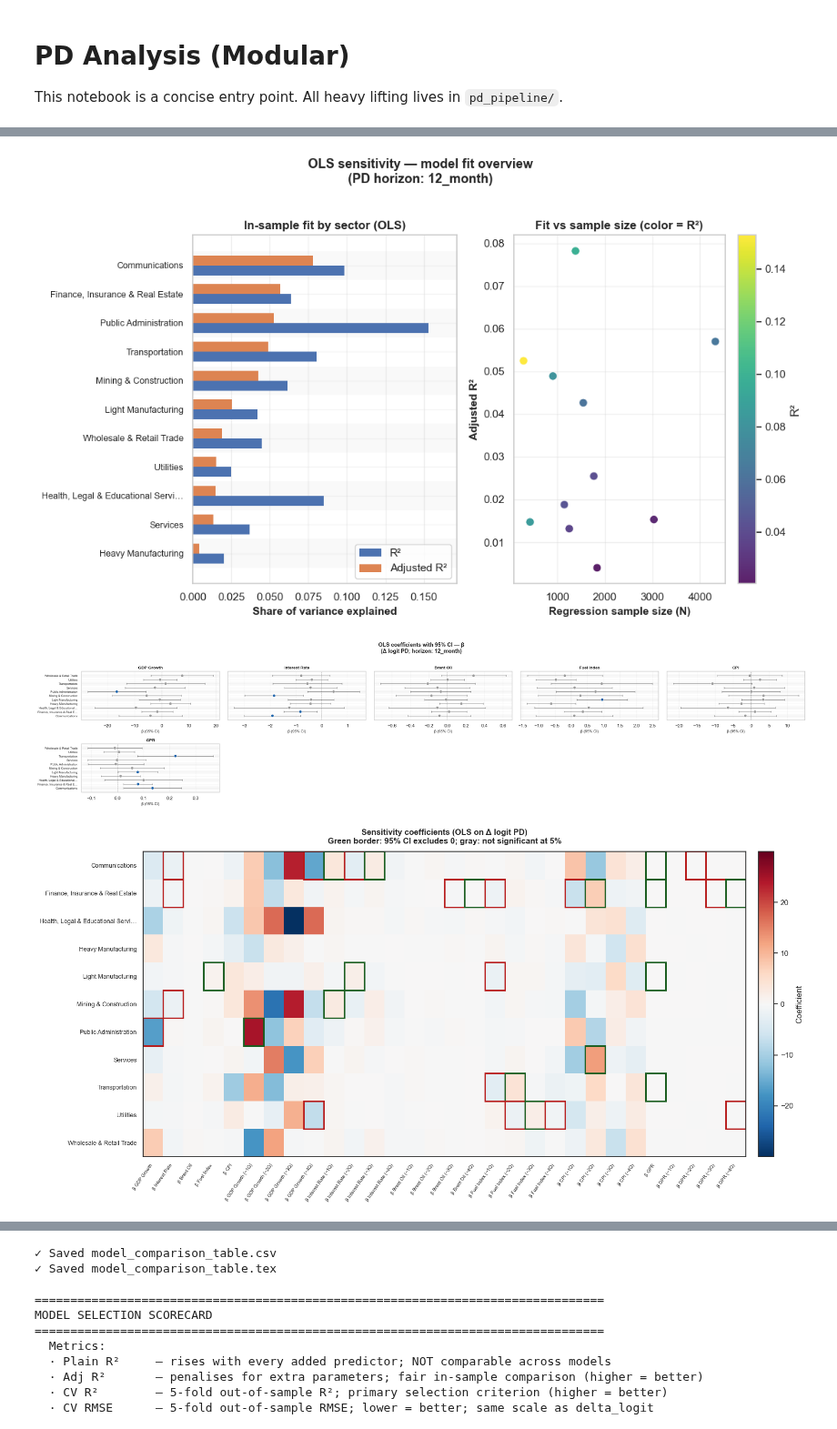
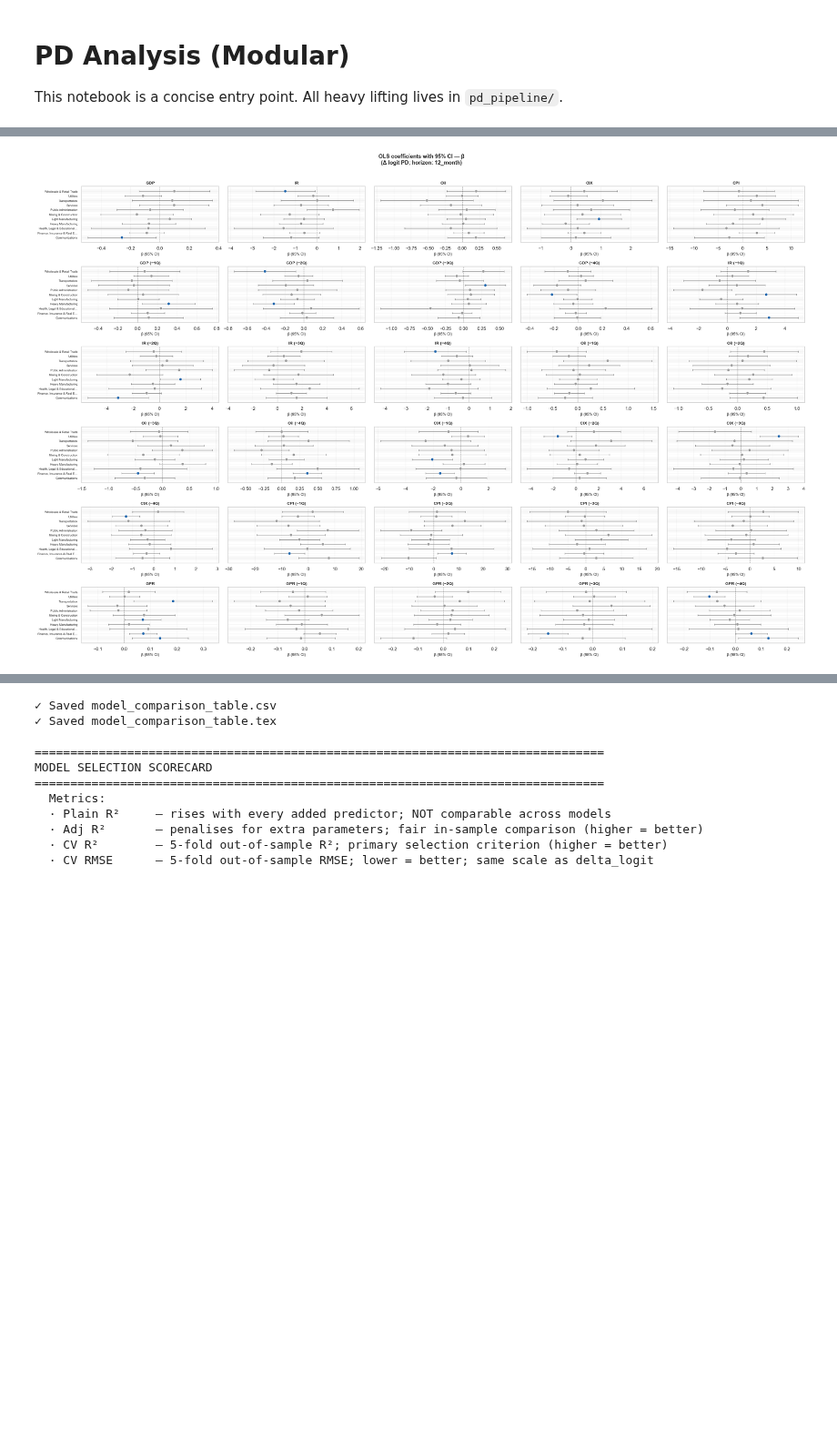
Before and after one commit to Jerresand/Thesis-RST, a Jupyter notebook: 01_pd_analysis/nbmacroDFandSensitivity.ipynb, the cells around one changed output, grey strips where cells are left out. Shown at 91% size. Cells and saved outputs as stored; diff of their text form; code cells hidden in the pictures; blank space fills up the shorter version.

```diff
--- a/01_pd_analysis/nbmacroDFandSensitivity.ipynb
+++ b/01_pd_analysis/nbmacroDFandSensitivity.ipynb
@@ -28,7 +28,7 @@ macro_frames = data.load_macro_data(
     brent_path    = str(DATA_DIR / 'macro' / 'brent_oil_monthly.csv'),
     fuel_path     = str(DATA_DIR / 'macro' / 'fuel_index_monthly.csv'),
     cpi_path      = str(DATA_DIR / 'macro' / 'global_cpi_monthly.csv'),
-    verbose       = True,
+    verbose       = False,
 )
 
 df_gpr = data.load_gpr_data(str(DATA_DIR / 'geopolitical' / 'data_gpr_Data_GPR.csv'), verbose=True)
@@ -45,7 +45,7 @@ df_summary = (
 cov_matrix, corr_matrix, mean_vector = data.summarize_macro_data(
     df_summary,
     config.ALL_PREDICTOR_COLS,
-    verbose=True,
+    verbose=False,
 )
 
 # Add t-1 … t-4 lags for all macro + GPR variables
@@ -136,18 +127,18 @@ import runpy
 runpy.run_path(str(PROJECT_ROOT / 'build_pd_data.py'))
 
 # Load PDs and merge with macro data
-df_pds = data.load_pds_data(str(DATA_DIR / 'PDs' / 'fitch_pds_20260301_sic_div2_dedup.csv'), verbose=True)
-df_final = data.merge_pds_macro(df_pds, df_merged, verbose=True)
+df_pds = data.load_pds_data(str(DATA_DIR / 'PDs' / 'fitch_pds_20260301_sic_div2_dedup.csv'), verbose=False)
+df_final = data.merge_pds_macro(df_pds, df_merged, verbose=False)
 
 # Drop rows where any current or lagged predictor is missing (removes first ~12 months per series)
 df_final_cleaned = data.prepare_model_data(
     df_final,
     config.ALL_PREDICTOR_COLS_WITH_LAGS,
     sector_col=config.SECTOR_COL,
-    verbose=True,
+    verbose=False,
 )
 
-# Remove excluded sectors (Finance/Insurance/RE, Public Administration, Unassigned).
+# Remove excluded sectors
 # These are structurally different from standard corporate obligors and would
 # distort the macro-sensitivity estimates if kept in.
 before_excl = len(df_final_cleaned)
@@ -262,7 +248,7 @@ df_sensitivities = sensitivity.run_sensitivity_analysis(
     sector_col=config.SECTOR_COL,
     pd_maturity_cols=config.PD_MATURITY_COLS,
     pdzero_col=config.PDZERO_COL,
-    verbose=True,
+    verbose=False,
 )
 
 print("\n" + "="*80)
@@ -326,35 +306,14 @@ MACRO SENSITIVITIES (β) - Impact of macroeconomic variables on PD
 # %%
 # Clear sensitivity visualisations for the thesis (re-run the sensitivity + export cells if columns are missing)
 _pd_h = config.PD_MATURITY_COLS[0]
 
-plots.plot_sensitivity_model_fit(df_sensitivities, pd_horizon=_pd_h, figsize=(11, 6.5))
-
-# Contemporaneous macro + GPR — combined β figure
-plots.plot_sensitivity_coefficient_forest(
-    df_sensitivities,
-    macro_cols=config.MACRO_COLS,
-    gpr_cols=config.GPR_COLS,
-    pd_horizon=_pd_h,
-)
-
-# Full lag structure: pattern across all sectors (appendix / large slide; cell values omitted if >18 predictors)
-plots.plot_sensitivity_significance_heatmap(
-    df_sensitivities, config.ALL_MACRO_COLS, config.ALL_GPR_COLS, pd_horizon=_pd_h
-)
-
-# Compact: current-quarter macro + GPR only
-plots.plot_sensitivity_significance_heatmap(
-    df_sensitivities, config.MACRO_COLS, config.GPR_COLS, pd_horizon=_pd_h, figsize=(9, 6)
-)
 
 # OLS forests — every regressor in the full lagged specification (macro + GPR combined)
 plots.plot_sensitivity_forests_all_predictors(
     df_sensitivities,
     config.ALL_MACRO_COLS,
     config.ALL_GPR_COLS,
     pd_horizon=_pd_h,
 )
 # %% [output]
-[figure, old version]
+[figure, new version]
-[figure, removed]
-[figure, removed]
```
Also changed, not shown: parts of 18 cells of this notebook, 39 other files.
